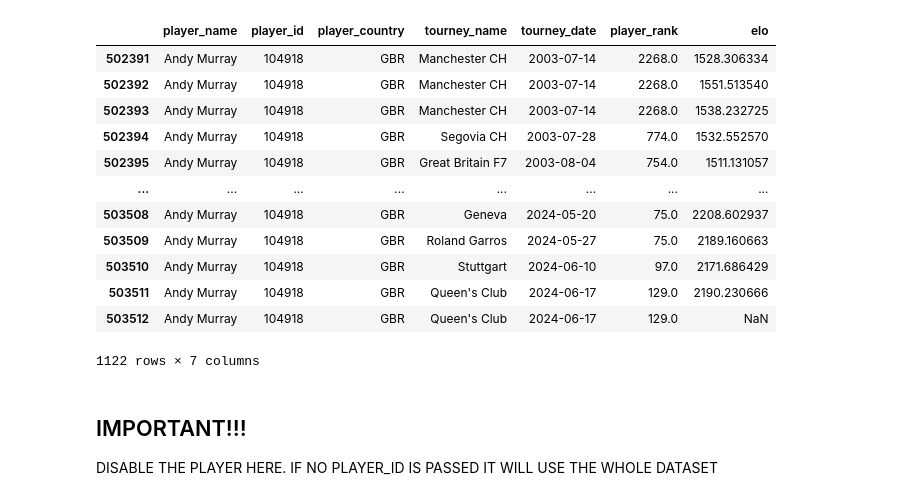
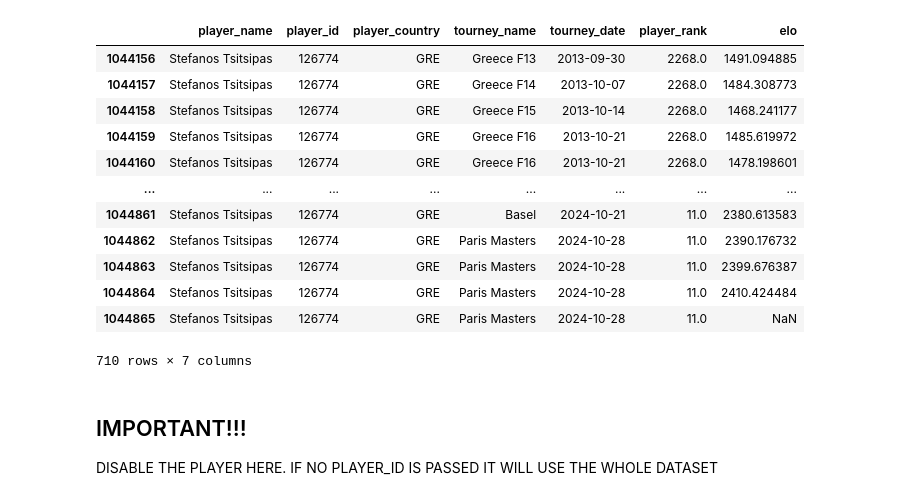
Before and after one commit to GolbertCeitaPages/CMI-DataScience-Project, a Jupyter notebook: knn_predictions/preprocessing_knn_classifier.ipynb, the cells around one changed output. Saved outputs shown, nothing was run; the diff lists cells and outputs as text; code cells hidden in the pictures.

```diff
--- a/old_testing_files/preprocessing_knn_classifier.ipynb
+++ b/knn_predictions/preprocessing_knn_classifier.ipynb
@@ -17,23 +15,23 @@ import random
 base_df = pd.read_csv('C:/CMI-DataScience-Project/atp_transformed/2000-2024 players_3.csv')
 # %%
 # In case you do not know the id associated with a player you can insert a full name or part of a name in this lookup tool
-player_name = 'Andy Mur'
+player_name = 'Stefanos Tsi'
 
 base_df[['player_name','player_id','player_country','tourney_name','tourney_date','player_rank','elo']][base_df['player_name'].str.contains(player_name)]
 # %% [output]
 |  | player_name | player_id | player_country | tourney_name | tourney_date | player_rank | elo |
-| 502391 | Andy Murray | 104918 | GBR | Manchester CH | 2003-07-14 | 2268.0 | 1528.306334 |
-| 502392 | Andy Murray | 104918 | GBR | Manchester CH | 2003-07-14 | 2268.0 | 1551.513540 |
-| 502393 | Andy Murray | 104918 | GBR | Manchester CH | 2003-07-14 | 2268.0 | 1538.232725 |
-| 502394 | Andy Murray | 104918 | GBR | Segovia CH | 2003-07-28 | 774.0 | 1532.552570 |
-| 502395 | Andy Murray | 104918 | GBR | Great Britain F7 | 2003-08-04 | 754.0 | 1511.131057 |
+| 1044156 | Stefanos Tsitsipas | 126774 | GRE | Greece F13 | 2013-09-30 | 2268.0 | 1491.094885 |
+| 1044157 | Stefanos Tsitsipas | 126774 | GRE | Greece F14 | 2013-10-07 | 2268.0 | 1484.308773 |
+| 1044158 | Stefanos Tsitsipas | 126774 | GRE | Greece F15 | 2013-10-14 | 2268.0 | 1468.241177 |
+| 1044159 | Stefanos Tsitsipas | 126774 | GRE | Greece F16 | 2013-10-21 | 2268.0 | 1485.619972 |
+| 1044160 | Stefanos Tsitsipas | 126774 | GRE | Greece F16 | 2013-10-21 | 2268.0 | 1478.198601 |
 | ... | ... | ... | ... | ... | ... | ... | ... |
-| 503508 | Andy Murray | 104918 | GBR | Geneva | 2024-05-20 | 75.0 | 2208.602937 |
-| 503509 | Andy Murray | 104918 | GBR | Roland Garros | 2024-05-27 | 75.0 | 2189.160663 |
-| 503510 | Andy Murray | 104918 | GBR | Stuttgart | 2024-06-10 | 97.0 | 2171.686429 |
-| 503511 | Andy Murray | 104918 | GBR | Queen's Club | 2024-06-17 | 129.0 | 2190.230666 |
-| 503512 | Andy Murray | 104918 | GBR | Queen's Club | 2024-06-17 | 129.0 | NaN |
+| 1044861 | Stefanos Tsitsipas | 126774 | GRE | Basel | 2024-10-21 | 11.0 | 2380.613583 |
+| 1044862 | Stefanos Tsitsipas | 126774 | GRE | Paris Masters | 2024-10-28 | 11.0 | 2390.176732 |
+| 1044863 | Stefanos Tsitsipas | 126774 | GRE | Paris Masters | 2024-10-28 | 11.0 | 2399.676387 |
+| 1044864 | Stefanos Tsitsipas | 126774 | GRE | Paris Masters | 2024-10-28 | 11.0 | 2410.424484 |
+| 1044865 | Stefanos Tsitsipas | 126774 | GRE | Paris Masters | 2024-10-28 | 11.0 | NaN |
-1122 rows × 7 columns
+710 rows × 7 columns
 # %% [markdown]
 ## IMPORTANT!!!
 DISABLE THE PLAYER HERE. IF NO PLAYER_ID IS PASSED IT WILL USE THE WHOLE DATASET
```
Also changed, not shown: parts of 21 cells of this notebook, 8 other files.
